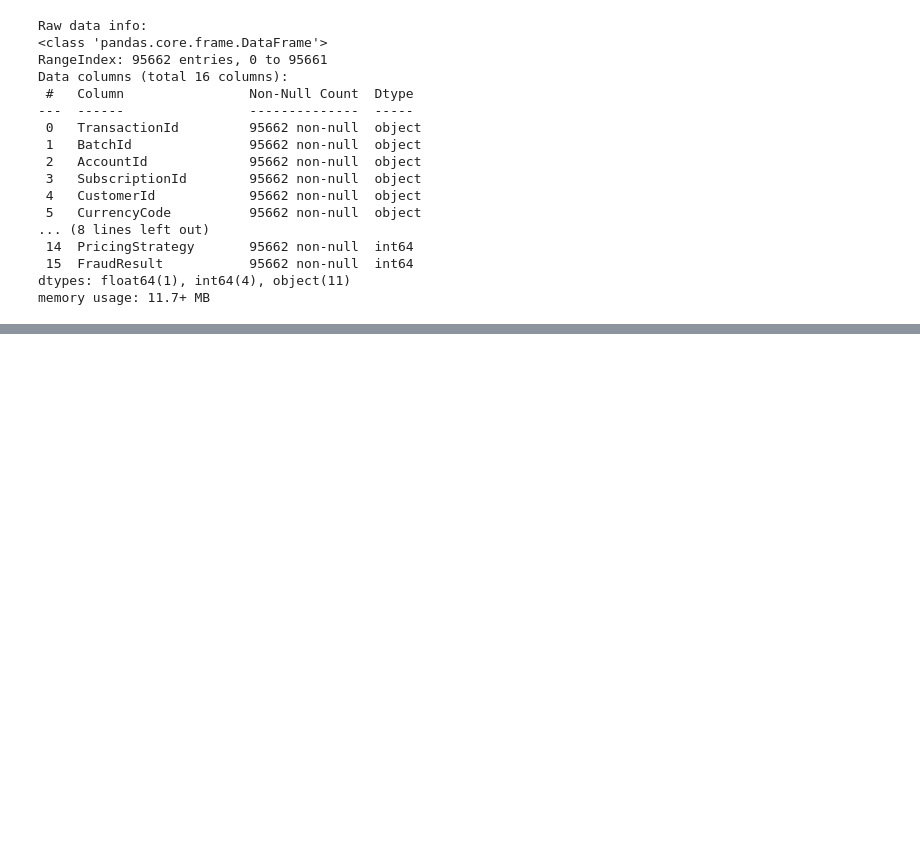
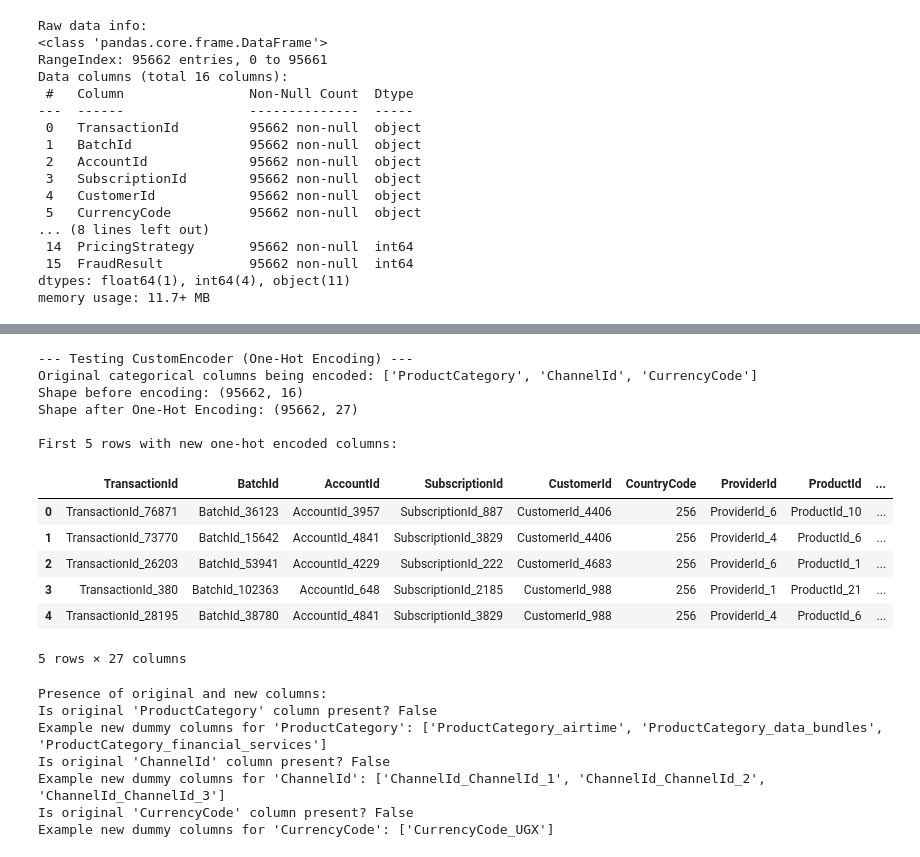
Before and after one commit to tigrem/Credit_Risk_Probability_Model, a Jupyter notebook: notebooks/test_feature_engineering_notebook.ipynb, the cells around one changed output, grey strips where cells are left out. Drawn from its saved outputs; the diff is of its cells as text; code cells hidden in the pictures; blank space fills up the shorter version.

Commit message:
updating feature enginering.py and testing it in jupyter notebook task three is finished

```diff
--- a/notebooks/test_feature_engineering_notebook.ipynb
+++ b/notebooks/test_feature_engineering_notebook.ipynb
@@ -191,36 +251,55 @@ print(df_imputed['ProductCategory'].value_counts(dropna=False))
 # %%
 # Cell 7: Test CustomEncoder (One-Hot Encoding)
 
 print("\n--- Testing CustomEncoder (One-Hot Encoding) ---")
-# Start with a dataframe that has no NaNs (e.g., df_imputed from previous step or a fresh copy)
-df_for_encoding = df_imputed.copy() if 'df_imputed' in locals() else df_working_copy.copy()
-
+# Start with data that has been imputed (or a fresh copy if no NaNs expected)
+df_for_encoding = df_raw.copy()
+# Assuming MissingValueHandler might be part of the full pipeline, for individual test, handle NaNs if needed
+df_for_encoding['ProductCategory'] = df_for_encoding['ProductCategory'].fillna('Unknown')
+df_for_encoding['ChannelId'] = df_for_encoding['ChannelId'].fillna('Unknown')
+df_for_encoding['CurrencyCode'] = df_for_encoding['CurrencyCode'].fillna('Unknown')
 # Select some categorical columns for encoding
 categorical_cols_onehot = ['ProductCategory', 'ChannelId', 'CurrencyCode']
-# Ensure these columns exist and are of object type before encoding
 cols_to_encode_existing = [col for col in categorical_cols_onehot if col in df_for_encoding.columns and df_for_encoding[col].dtype == 'object']
 
 encoder_onehot = CustomEncoder(method='onehot', columns=cols_to_encode_existing)
-df_encoded_onehot = encoder_onehot.fit_transform(df_for_encoding.copy()) # Use a fresh copy for this test
+df_encoded_onehot = encoder_onehot.fit_transform(df_for_encoding.copy())
 
 print(f"Original categorical columns being encoded: {cols_to_encode_existing}")
 print(f"Shape before encoding: {df_for_encoding.shape}")
 print(f"Shape after One-Hot Encoding: {df_encoded_onehot.shape}")
 print("\nFirst 5 rows with new one-hot encoded columns:")
 display(df_encoded_onehot.head())
 
 print("\nPresence of original and new columns:")
 for col in cols_to_encode_existing:
     print(f"Is original '{col}' column present? {col in df_encoded_onehot.columns}")
-    # Check for some of the new one-hot encoded columns
-    if col in df_encoded_onehot.columns: # If original column still exists (shouldn't for proper one-hot)
-        pass
-    else: # If original column was dropped, check for new dummy variables
-        example_dummy_cols = [c for c in df_encoded_onehot.columns if c.startswith(f"{col}_")][:3]
-        if example_dummy_cols:
-            print(f"Example new dummy columns for '{col}': {example_dummy_cols}")
-        else:
-            print(f"No new dummy columns found for '{col}'. Check if it was encoded.")
+    example_dummy_cols = [c for c in df_encoded_onehot.columns if c.startswith(f"{col}_")][:3]
+    if example_dummy_cols:
+        print(f"Example new dummy columns for '{col}': {example_dummy_cols}")
+    else:
+        print(f"No new dummy columns found for '{col}'. Check if it was encoded.")
+# %% [output]
+--- Testing CustomEncoder (One-Hot Encoding) ---
+Original categorical columns being encoded: ['ProductCategory', 'ChannelId', 'CurrencyCode']
+Shape before encoding: (95662, 16)
+Shape after One-Hot Encoding: (95662, 27)
+
+First 5 rows with new one-hot encoded columns:
+|  | TransactionId | BatchId | AccountId | SubscriptionId | CustomerId | CountryCode | ProviderId | ProductId | ... |
+| 0 | TransactionId_76871 | BatchId_36123 | AccountId_3957 | SubscriptionId_887 | CustomerId_4406 | 256 | ProviderId_6 | ProductId_10 | ... |
+| 1 | TransactionId_73770 | BatchId_15642 | AccountId_4841 | SubscriptionId_3829 | CustomerId_4406 | 256 | ProviderId_4 | ProductId_6 | ... |
+| 2 | TransactionId_26203 | BatchId_53941 | AccountId_4229 | SubscriptionId_222 | CustomerId_4683 | 256 | ProviderId_6 | ProductId_1 | ... |
+| 3 | TransactionId_380 | BatchId_102363 | AccountId_648 | SubscriptionId_2185 | CustomerId_988 | 256 | ProviderId_1 | ProductId_21 | ... |
+| 4 | TransactionId_28195 | BatchId_38780 | AccountId_4841 | SubscriptionId_3829 | CustomerId_988 | 256 | ProviderId_4 | ProductId_6 | ... |
+5 rows × 27 columns
+Presence of original and new columns:
+Is original 'ProductCategory' column present? False
+Example new dummy columns for 'ProductCategory': ['ProductCategory_airtime', 'ProductCategory_data_bundles', 'ProductCategory_financial_services']
+Is original 'ChannelId' column present? False
+Example new dummy columns for 'ChannelId': ['ChannelId_ChannelId_1', 'ChannelId_ChannelId_2', 'ChannelId_ChannelId_3']
+Is original 'CurrencyCode' column present? False
+Example new dummy columns for 'CurrencyCode': ['CurrencyCode_UGX']
 # %%
 # Cell 8: Test CustomEncoder (Label Encoding)
 
```
Also changed, not shown: parts of 9 cells of this notebook, 1 other file.
